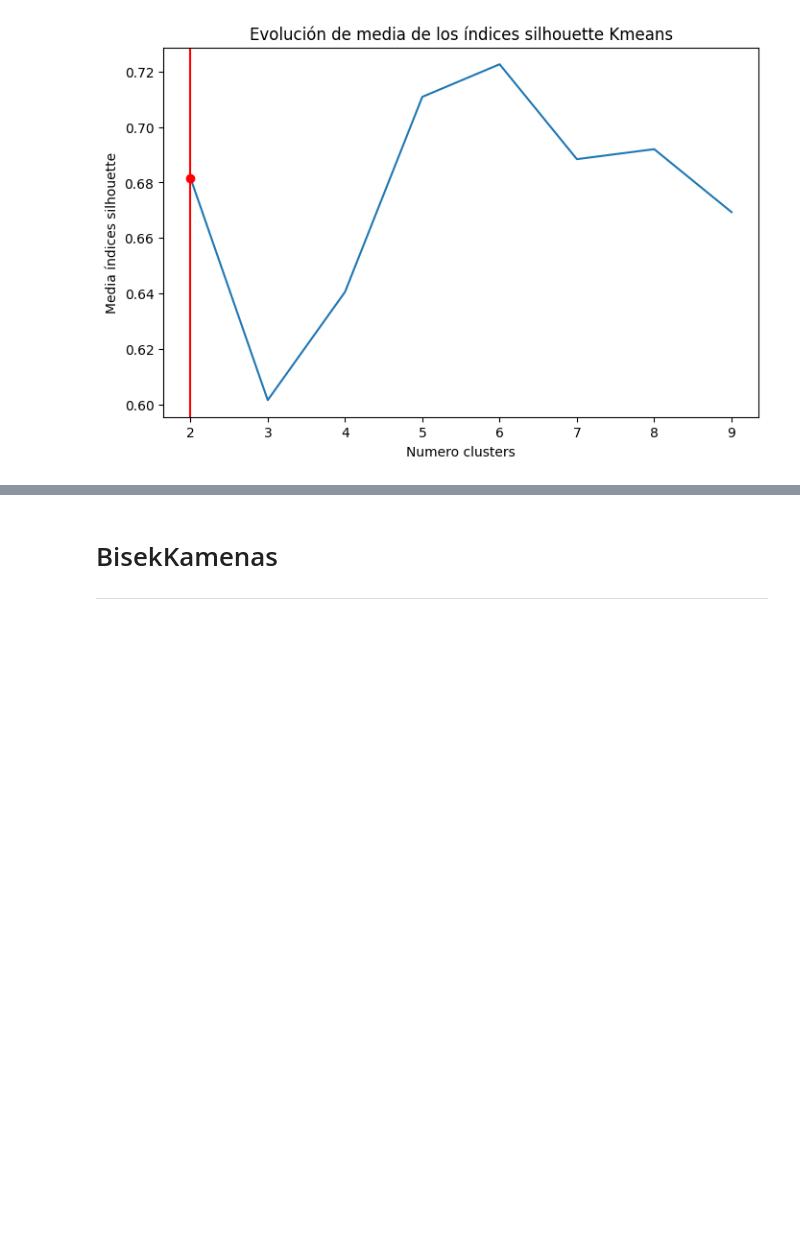
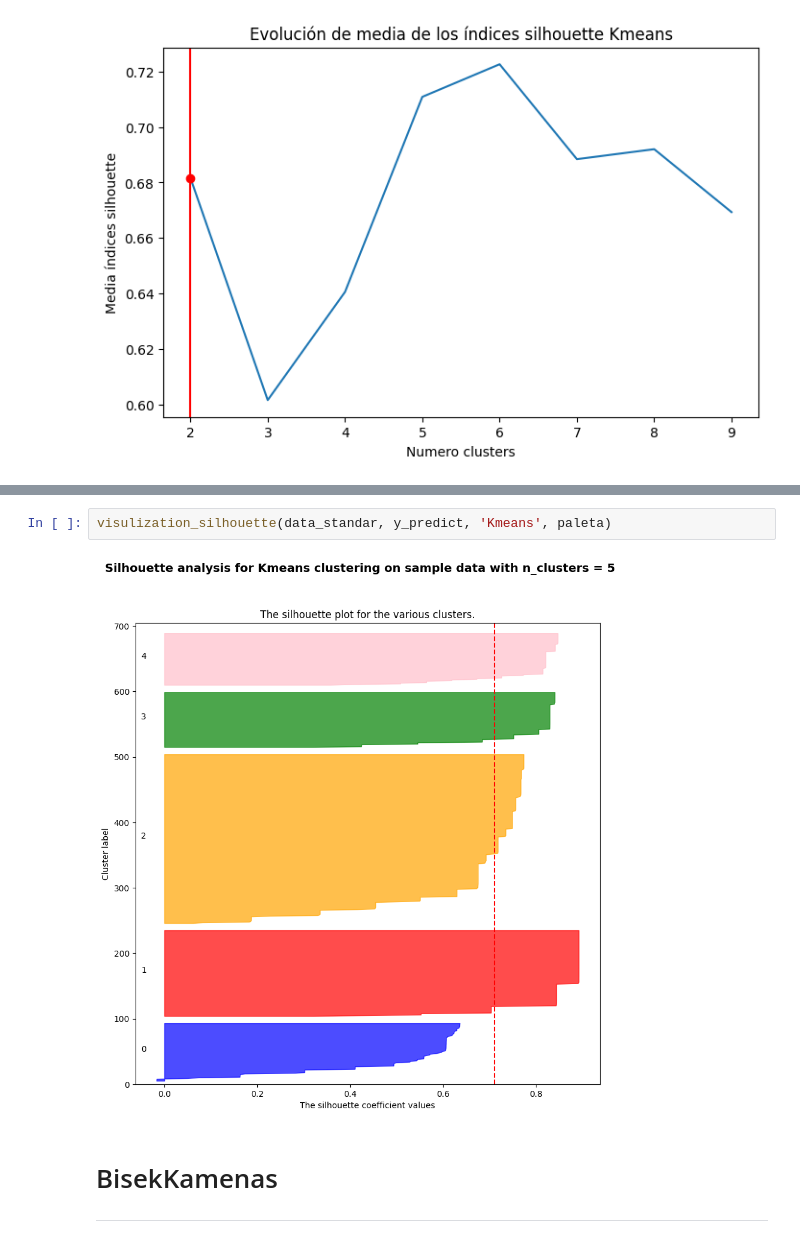
Before and after one commit to Kaiziferr/machine_learning, a Jupyter notebook: clusters/segmentacion.ipynb, the cells around one changed output, grey strips where cells are left out. Saved outputs shown, nothing was run; the diff lists cells and outputs as text; blank space fills up the shorter version.

```diff
--- a/clusters/segmentacion.ipynb
+++ b/clusters/segmentacion.ipynb
@@ -432,3 +490,7 @@ pie_circle(data_df['segmento'], paleta=None, title='Segmento')
+# %%
+visulization_silhouette(data_standar, y_predict, 'Kmeans', paleta)
+# %% [output]
+[figure, added]
 # %% [markdown]
 # BisekKamenas
 ---
```
Also changed, not shown: parts of 33 cells of this notebook.
